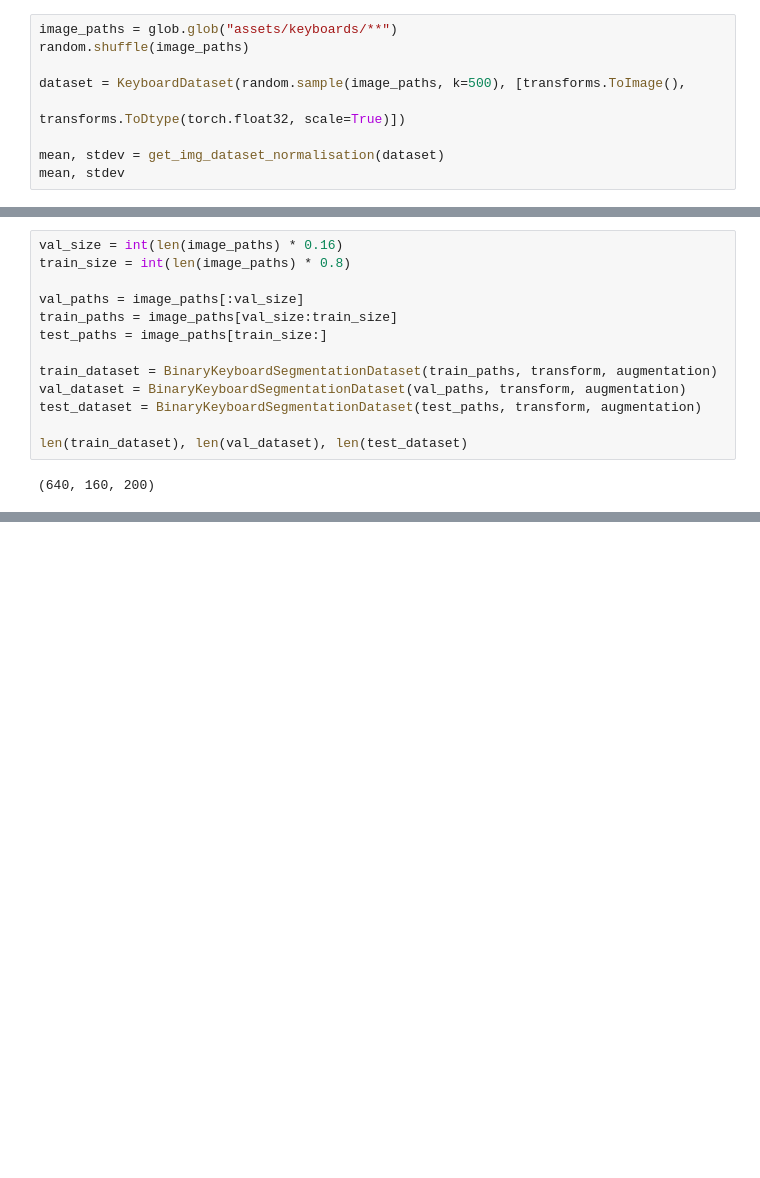
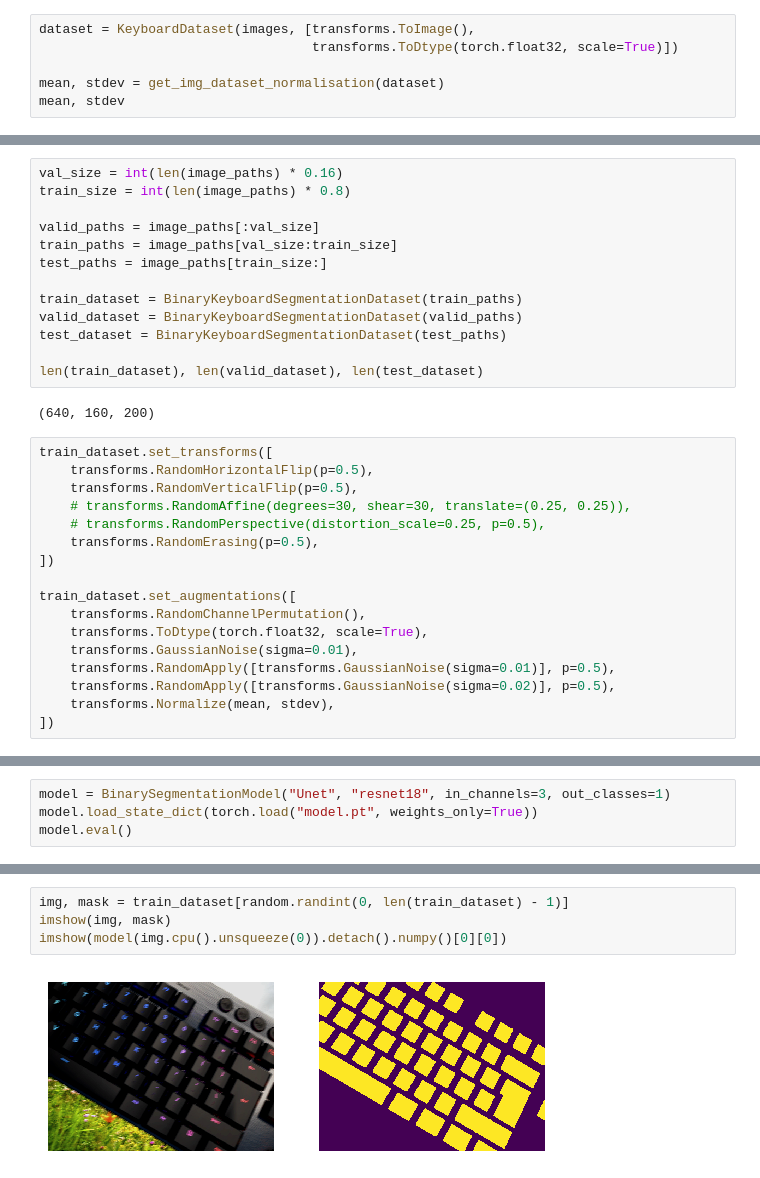
Before and after one commit to umrover/keyboard-detection, a Jupyter notebook: torch-dataset.ipynb, the cells around one changed output, grey strips where cells are left out. Saved outputs shown, nothing was run; the diff lists cells and outputs as text; blank space fills up the shorter version.

Commit message:
First model training run!

```diff
--- a/torch-dataset.ipynb
+++ b/torch-dataset.ipynb
@@ -80,9 +65,6 @@ class BinaryKeyboardSegmentationDataset(Dataset):
 # %%
-image_paths = glob.glob("assets/keyboards/**")
-random.shuffle(image_paths)
-
-dataset = KeyboardDataset(random.sample(image_paths, k=500), [transforms.ToImage(),
-                                                              transforms.ToDtype(torch.float32, scale=True)])
+dataset = KeyboardDataset(images, [transforms.ToImage(),
+                                   transforms.ToDtype(torch.float32, scale=True)])
 
 mean, stdev = get_img_dataset_normalisation(dataset)
 mean, stdev
@@ -108,17 +75,34 @@ augmentation = [
 val_size = int(len(image_paths) * 0.16)
 train_size = int(len(image_paths) * 0.8)
 
-val_paths = image_paths[:val_size]
+valid_paths = image_paths[:val_size]
 train_paths = image_paths[val_size:train_size]
 test_paths = image_paths[train_size:]
 
-train_dataset = BinaryKeyboardSegmentationDataset(train_paths, transform, augmentation)
-val_dataset = BinaryKeyboardSegmentationDataset(val_paths, transform, augmentation)
-test_dataset = BinaryKeyboardSegmentationDataset(test_paths, transform, augmentation)
+train_dataset = BinaryKeyboardSegmentationDataset(train_paths)
+valid_dataset = BinaryKeyboardSegmentationDataset(valid_paths)
+test_dataset = BinaryKeyboardSegmentationDataset(test_paths)
 
-len(train_dataset), len(val_dataset), len(test_dataset)
+len(train_dataset), len(valid_dataset), len(test_dataset)
 # %% [output]
 (640, 160, 200)
+# %%
+train_dataset.set_transforms([
+    transforms.RandomHorizontalFlip(p=0.5),
+    transforms.RandomVerticalFlip(p=0.5),
+    # transforms.RandomAffine(degrees=30, shear=30, translate=(0.25, 0.25)),
+    # transforms.RandomPerspective(distortion_scale=0.25, p=0.5),
+    transforms.RandomErasing(p=0.5),
+])
+
+train_dataset.set_augmentations([
+    transforms.RandomChannelPermutation(),
+    transforms.ToDtype(torch.float32, scale=True),
+    transforms.GaussianNoise(sigma=0.01),
+    transforms.RandomApply([transforms.GaussianNoise(sigma=0.01)], p=0.5),
+    transforms.RandomApply([transforms.GaussianNoise(sigma=0.02)], p=0.5),
+    transforms.Normalize(mean, stdev),
+])
 # %%
 i = random.randint(0, len(train_dataset) - 1)
 print(i)
@@ -133,0 +201,4 @@ val_dl = DataLoader(val_dataset, batch_size=64, shuffle=True)
+# %%
+model = BinarySegmentationModel("Unet", "resnet18", in_channels=3, out_classes=1)
+model.load_state_dict(torch.load("model.pt", weights_only=True))
+model.eval()
@@ -133,0 +223,6 @@ val_dl = DataLoader(val_dataset, batch_size=64, shuffle=True)
+# %%
+img, mask = train_dataset[random.randint(0, len(train_dataset) - 1)]
+imshow(img, mask)
+imshow(model(img.cpu().unsqueeze(0)).detach().numpy()[0][0])
+# %% [output]
+[figure, added]
```
Also changed, not shown: parts of 17 cells of this notebook, 2 other files.
